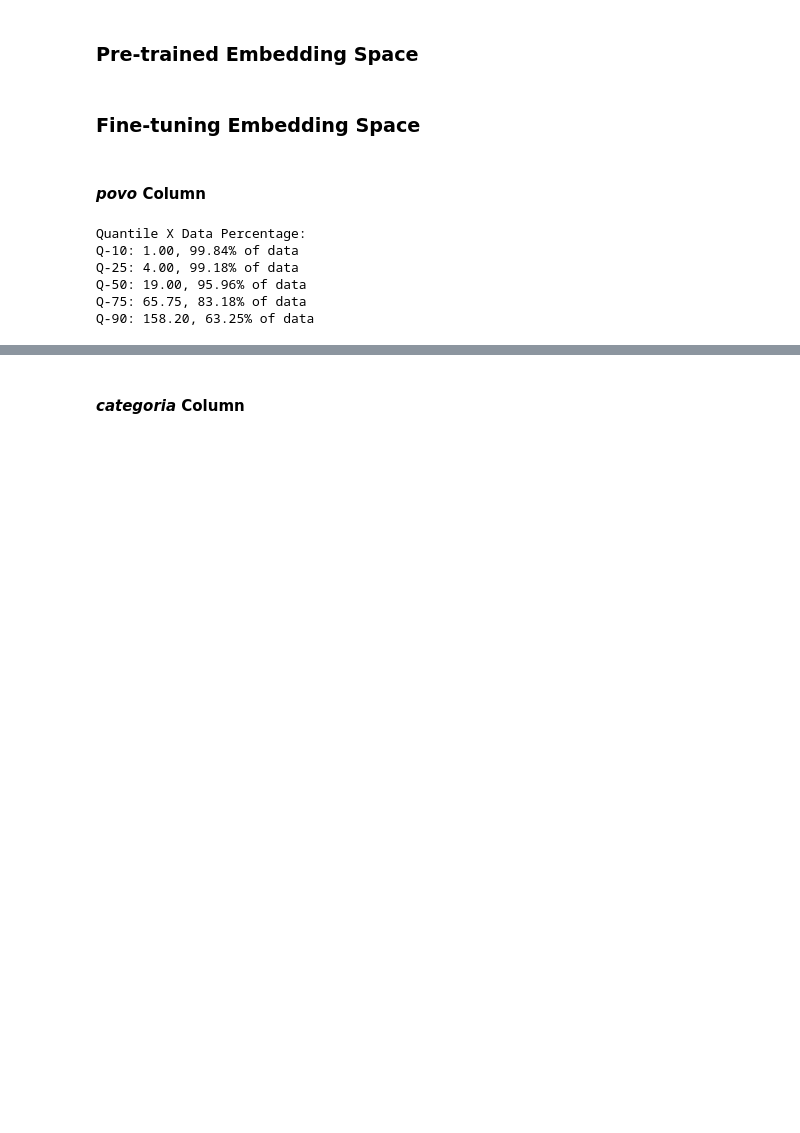
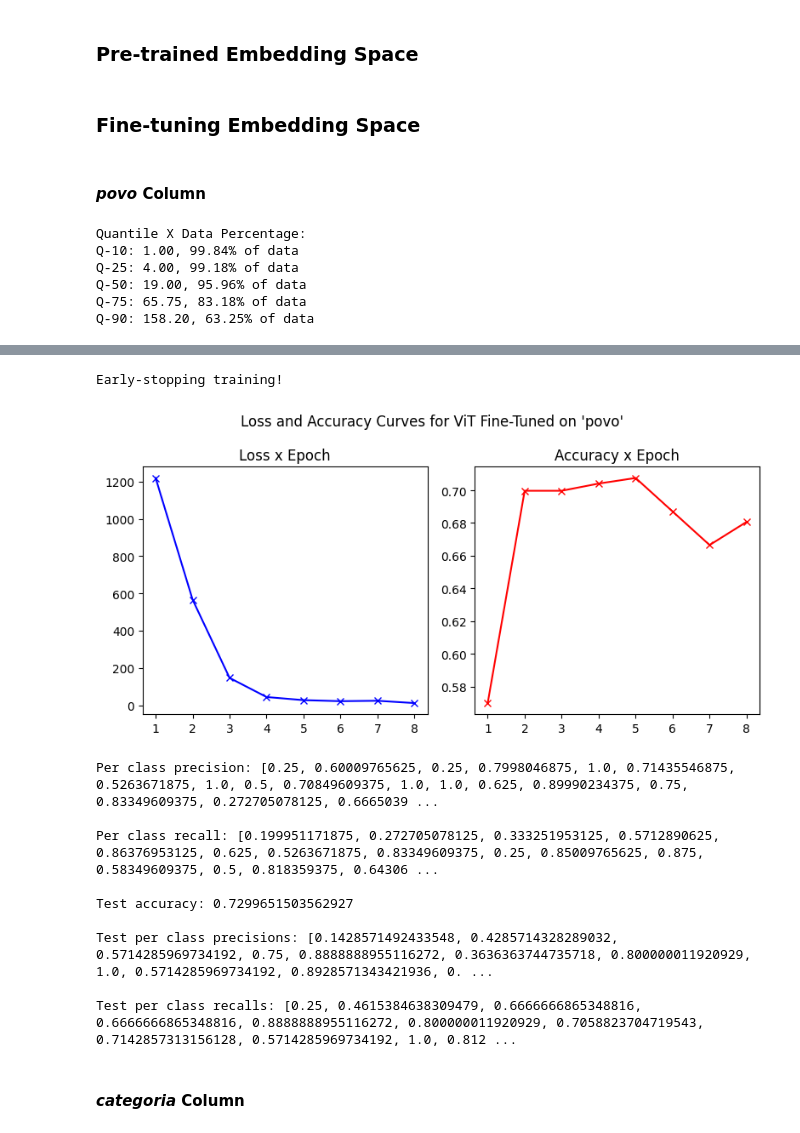
Before and after one commit to Luizerko/indigenous_clusters_and_communities, a Jupyter notebook: indigenous_project/tainacan_collection/image_clustering.ipynb, the cells around one changed output, grey strips where cells are left out. Saved outputs shown, nothing was run; the diff lists cells and outputs as text; code cells hidden in the pictures; blank space fills up the shorter version.

Commit message:
Fixed some layout issues, started implementing timeline tab and retrained the models without data leakage on validation set

```diff
--- a/indigenous_project/tainacan_collection/image_clustering.ipynb
+++ b/indigenous_project/tainacan_collection/image_clustering.ipynb
@@ -177,13 +177,17 @@ from training_utils import execute_train_test
 import torch.nn as nn
 import torch.optim as optim
 
-# Recreating datasets for proper testing
-povo_test_labels_aux = random.sample(list(povo_labels), int(0.1*len(povo_labels)))
+# Recreating datasets for proper training and testing
+povo_train_val_labels = povo_labels.copy()
+povo_test_labels_aux = random.sample(list(povo_train_val_labels), \
+                                     int(0.1*len(povo_train_val_labels)))
 povo_test_labels = {}
 for key in povo_test_labels_aux:
-    povo_test_labels[key] = povo_labels[key]
-    del povo_labels[key]
-povo_train_val_dataset = ImageDataset(povo_labels, transform=transform, augment=False)
+    povo_test_labels[key] = povo_train_val_labels[key]
+    del povo_train_val_labels[key]
+
+povo_train_val_dataset = ImageDataset(povo_train_val_labels, transform=transform, \
+                                      augment=False)
 povo_test_dataset = ImageDataset(povo_test_labels, transform=transform, augment=False)
 
 # Setting-up training, executing training and then running tests
@@ -192,7 +196,7 @@ epochs = 30
 num_classes = ind_df['povo'].nunique()
 model = ViTClassifier(num_classes).to(device)
 criterion = nn.CrossEntropyLoss()
-opt = optim.Adam(model.parameters(), lr=5e-5, weight_decay=1e-5)
+opt = optim.Adam(model.parameters(), lr=2e-5, weight_decay=2e-6)
 model_name = 'vit_povo'
 column_name = 'povo'
 
@@ -239,13 +237,15 @@ epochs = 30
 num_classes = len(filtered_categories)
 model = ViTClassifier(num_classes).to(device)
 criterion = nn.CrossEntropyLoss(weight=povo_class_weights)
-opt = optim.Adam(model.parameters(), lr=5e-5, weight_decay=1e-5)
+opt = optim.Adam(model.parameters(), lr=2e-5, weight_decay=2e-6)
 model_name = 'balanced_vit_povo'
 column_name = 'povo'
 
 execute_train_test(povo_augmented_dataset, povo_balanced_test_dataset, device, batch_size, \
-                   epochs, num_classes, model, criterion, opt, model_name, column_name)
+                   epochs, num_classes, model, criterion, opt, model_name, column_name, \
+                   povo_balanced_val_dataset)
 
 povo_vit_trimap, povo_vit_tsne, \
 povo_vit_umap, povo_image_indices = compute_classifier_embeddings(povo_dataloader, model, \
                                                                   device)
+# %% [output]
@@ -252,3 +263,14 @@ povo_vit_umap, povo_image_indices = compute_classifier_embeddings(povo_dataloade
+Early-stopping training!
+[figure, added]
+Per class precision: [0.25, 0.60009765625, 0.25, 0.7998046875, 1.0, 0.71435546875, 0.5263671875, 1.0, 0.5, 0.70849609375, 1.0, 1.0, 0.625, 0.89990234375, 0.75, 0.83349609375, 0.272705078125, 0.6665039 ...
+
+Per class recall: [0.199951171875, 0.272705078125, 0.333251953125, 0.5712890625, 0.86376953125, 0.625, 0.5263671875, 0.83349609375, 0.25, 0.85009765625, 0.875, 0.58349609375, 0.5, 0.818359375, 0.64306 ...
+
+Test accuracy: 0.7299651503562927
+
+Test per class precisions: [0.1428571492433548, 0.4285714328289032, 0.5714285969734192, 0.75, 0.8888888955116272, 0.3636363744735718, 0.800000011920929, 1.0, 0.5714285969734192, 0.8928571343421936, 0. ...
+
+Test per class recalls: [0.25, 0.4615384638309479, 0.6666666865348816, 0.6666666865348816, 0.8888888955116272, 0.800000011920929, 0.7058823704719543, 0.7142857313156128, 0.5714285969734192, 1.0, 0.812 ...
 # %%
 # Cleaning up memory
 clean_mem([model])
```
Also changed, not shown: parts of 13 cells of this notebook, 4 other files.
